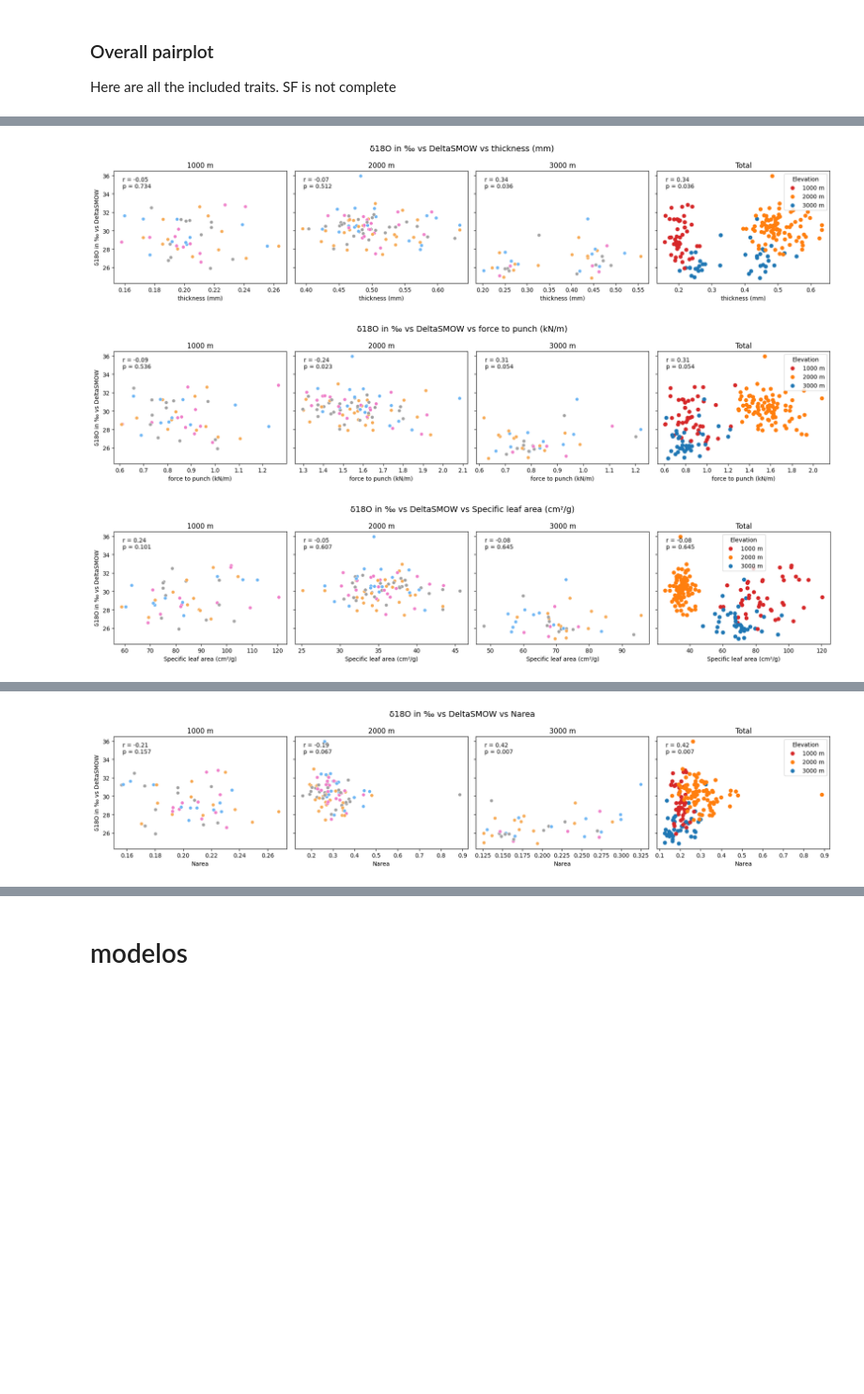
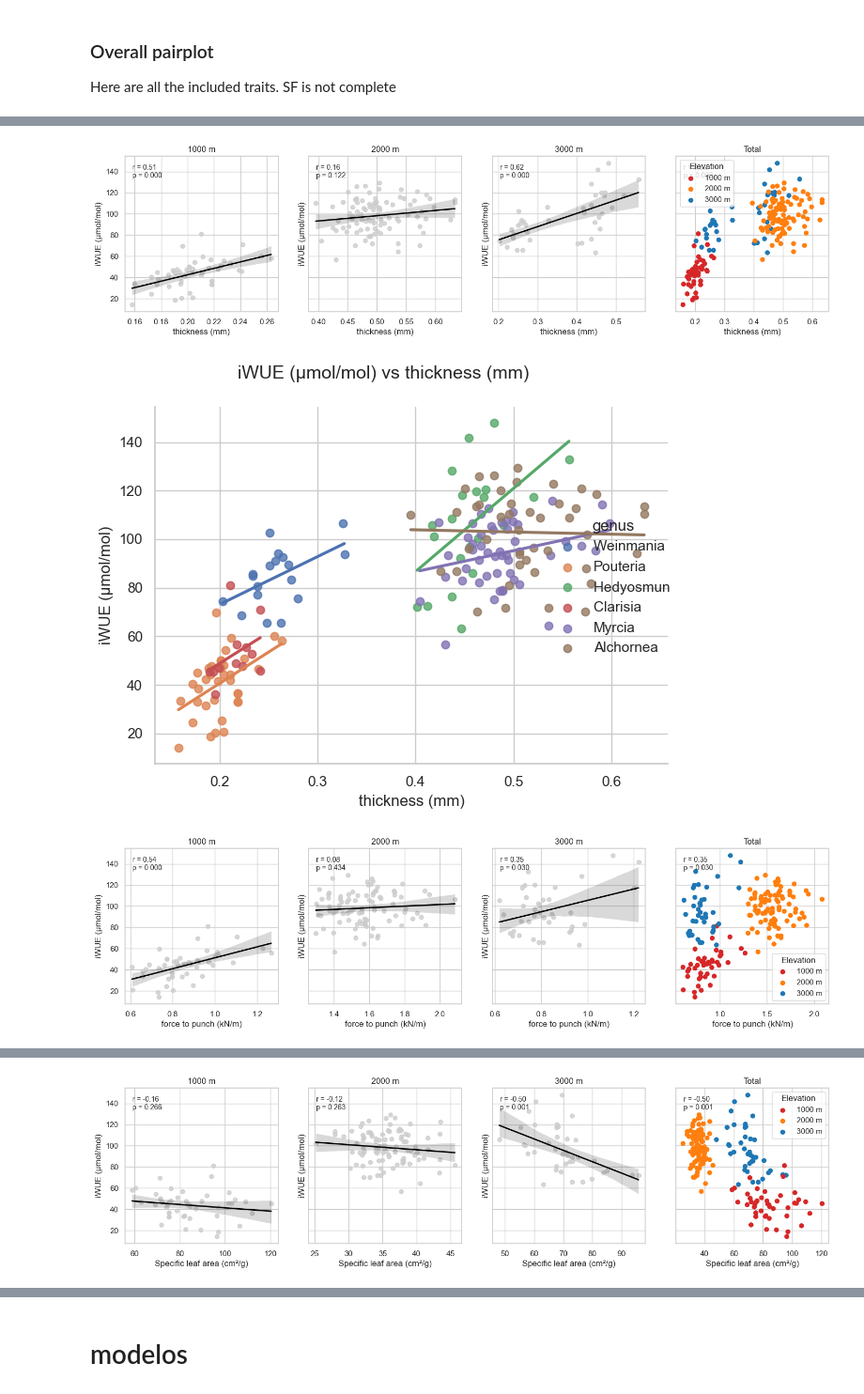
Before and after one commit to ajchavez94/NUMEX_preliminar, a Jupyter notebook: Preliminar.ipynb, the cells around one changed output, grey strips where cells are left out. Shown at 94% size. Drawn from its saved outputs; the diff is of its cells as text; code cells hidden in the pictures; blank space fills up the shorter version.

```diff
--- a/Preliminar.ipynb
+++ b/Preliminar.ipynb
@@ -278,7 +278,7 @@ traits = [thick,though,SLA,"Carea","Narea","[N]"]
 
 elevations = [1000, 2000, 3000]
 from scipy.stats import pearsonr
-var = "δ18O in ‰ vs DeltaSMOW" ## define a function please
+var = iWUE # "δ18O in ‰ vs DeltaSMOW" ## define a function please
 df = data
 palette_Sub = {
         "C": "#A3A3A3",
@@ -293,27 +293,29 @@ for trait in traits:
     for ax, elev in zip(axes[:3], elevations):
         subset = df[df['elevation_m'] == elev]
         subset = subset[subset[var].notna()] #deletes Nan for Pearson
-
         palette_Sub = {
         "C": "#A3A3A3",
         "N": "#70b7f5",
         "P": "#F7AC58FF",
         "NP": "#f080ca",
          }
-        sns.scatterplot(
+        sns.regplot(
         data=subset,
         x=trait,
         y=var,
-
-        hue="Sub",
-        palette=palette_Sub,
-        legend = False,
+        color=".8",
+        scatter_kws = {"alpha":0.8},
+        line_kws={ "lw":2, "color":"black"},
+        #hue="name",
+        #palette=palette_Sub,
+        #legend = False,
         ax=ax
         )
         ax.set_title(f'{elev} m')
         ax.set_xlabel(trait)
         ax.set_ylabel(var)
         # Pearson correlation
+
         r, p = pearsonr(subset[trait], subset[var])
 
        # annotation
@@ -334,34 +336,44 @@ for trait in traits:
     }
 
     colors = df["elevation_m"].map(color_map)
+
+    sns.lmplot(
+    data=df,
+    x=trait,
+    y=var,
+    hue="genus", #"elevation_m",
+    #palette=color_map,
+    ci=None
+    ) #add axes
+
     axes[3].scatter(df[trait], df[var],c=colors)
     axes[3].set_title('Total')
     axes[3].set_xlabel(trait)
+
     # annotation
     axes[3].text(
     0.05, 0.95,
     f"r = {r:.2f}\np = {p:.3f}",
     transform=axes[3].transAxes,
     ha="left",
     va="top",
     fontsize=10
     )
 
     # leyenda manual
     for elev, col in color_map.items():
      axes[3].scatter([], [], c=col, label=f"{elev} m")
 
      axes[3].legend(title="Elevation")
 
     # Pearson correlation
     r, p = pearsonr(df[trait], df[var])
 
 
-
     plt.suptitle(f'{var} vs {trait}', fontsize=14)
     plt.tight_layout()
     plt.show()
 # %% [output]
-[figure, old version]
+[figure, new version]
-[figure, old version]
+[figure, new version]
-[figure, old version]
+[figure, new version]
@@ -369 +381 @@ for trait in traits:
-[figure, old version]
+[figure, new version]
```
Also changed, not shown: parts of 10 cells of this notebook, 20 other files.
